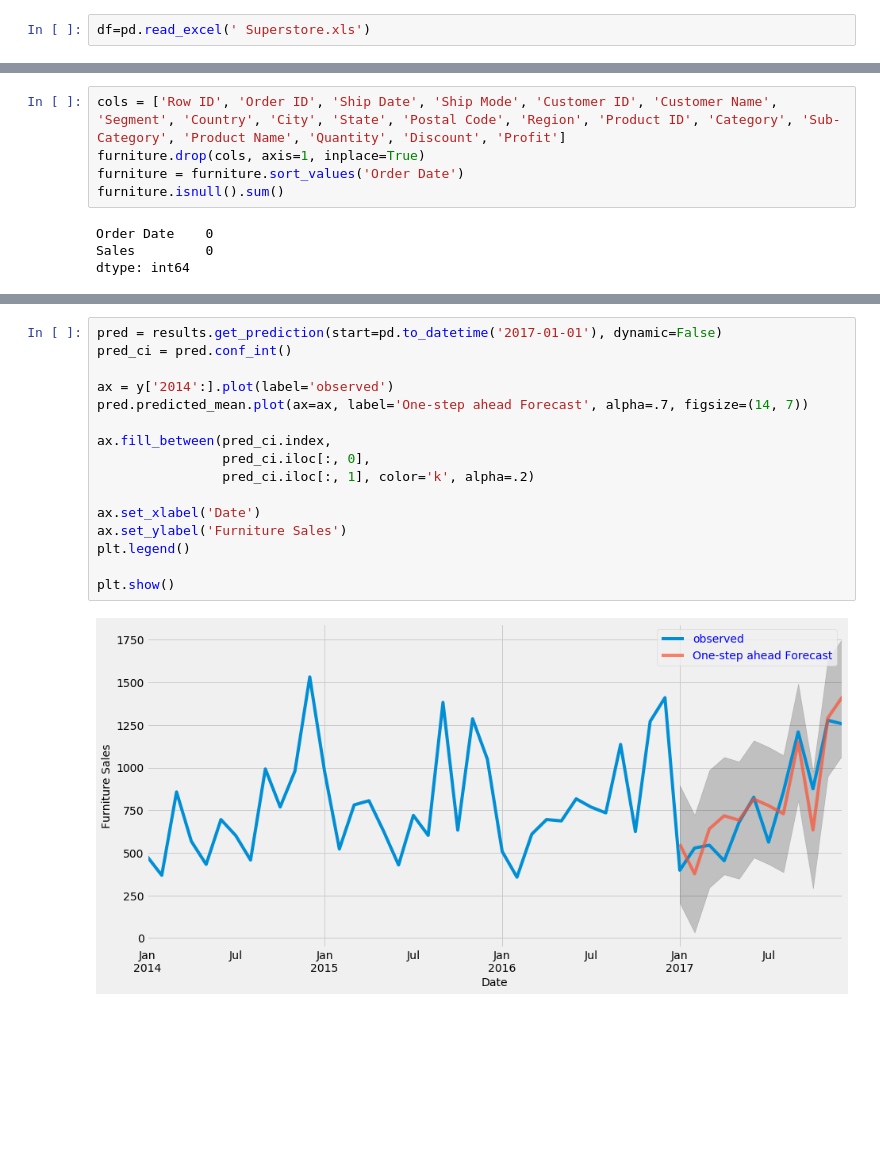
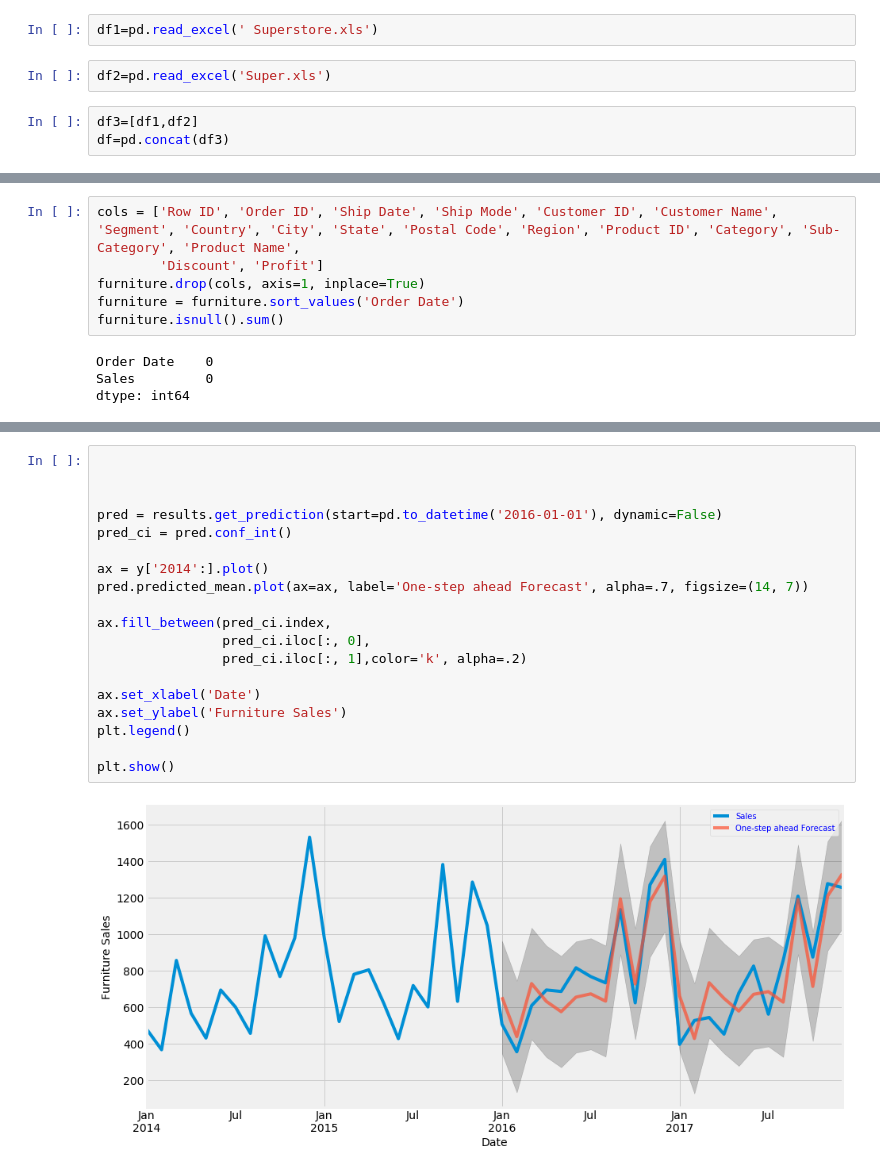
Before and after one commit to Keerthanac95/smart_demand_predictor, a Jupyter notebook: arima.ipynb, the cells around one changed output, grey strips where cells are left out. Cells and saved outputs as stored; diff of their text form; blank space fills up the shorter version.

Commit message:
profit

```diff
--- a/arima.ipynb
+++ b/arima.ipynb
@@ -17,2 +17,7 @@ matplotlib.rcParams['text.color'] = 'b';
 # %%
-df=pd.read_excel(' Superstore.xls')
+df1=pd.read_excel(' Superstore.xls')
+# %%
+df2=pd.read_excel('Super.xls')
+# %%
+df3=[df1,df2]
+df=pd.concat(df3)
@@ -24,5 +57,6 @@ furniture['Order Date'].min(), furniture['Order Date'].max()
 # %%
-cols = ['Row ID', 'Order ID', 'Ship Date', 'Ship Mode', 'Customer ID', 'Customer Name', 'Segment', 'Country', 'City', 'State', 'Postal Code', 'Region', 'Product ID', 'Category', 'Sub-Category', 'Product Name', 'Quantity', 'Discount', 'Profit']
+cols = ['Row ID', 'Order ID', 'Ship Date', 'Ship Mode', 'Customer ID', 'Customer Name', 'Segment', 'Country', 'City', 'State', 'Postal Code', 'Region', 'Product ID', 'Category', 'Sub-Category', 'Product Name',
+        'Discount', 'Profit']
 furniture.drop(cols, axis=1, inplace=True)
 furniture = furniture.sort_values('Order Date')
 furniture.isnull().sum()
@@ -114,21 +186,24 @@ ARIMA(1, 1, 1)x(1, 1, 0, 12)12 - AIC:297.7875439531316
 # %%
-pred = results.get_prediction(start=pd.to_datetime('2017-01-01'), dynamic=False)
+
+
+
+pred = results.get_prediction(start=pd.to_datetime('2016-01-01'), dynamic=False)
 pred_ci = pred.conf_int()
 
-ax = y['2014':].plot(label='observed')
+ax = y['2014':].plot()
 pred.predicted_mean.plot(ax=ax, label='One-step ahead Forecast', alpha=.7, figsize=(14, 7))
 
 ax.fill_between(pred_ci.index,
                 pred_ci.iloc[:, 0],
-                pred_ci.iloc[:, 1], color='k', alpha=.2)
+                pred_ci.iloc[:, 1],color='k', alpha=.2)
 
 ax.set_xlabel('Date')
 ax.set_ylabel('Furniture Sales')
 plt.legend()
 
 plt.show()
 # %% [output]
-[figure, old version]
+[figure, new version]
 # %%
 pred_uc = results.get_forecast(steps=12)
 pred_ci = pred_uc.conf_int()
```
Also changed, not shown: parts of 13 cells of this notebook, 3 other files.
